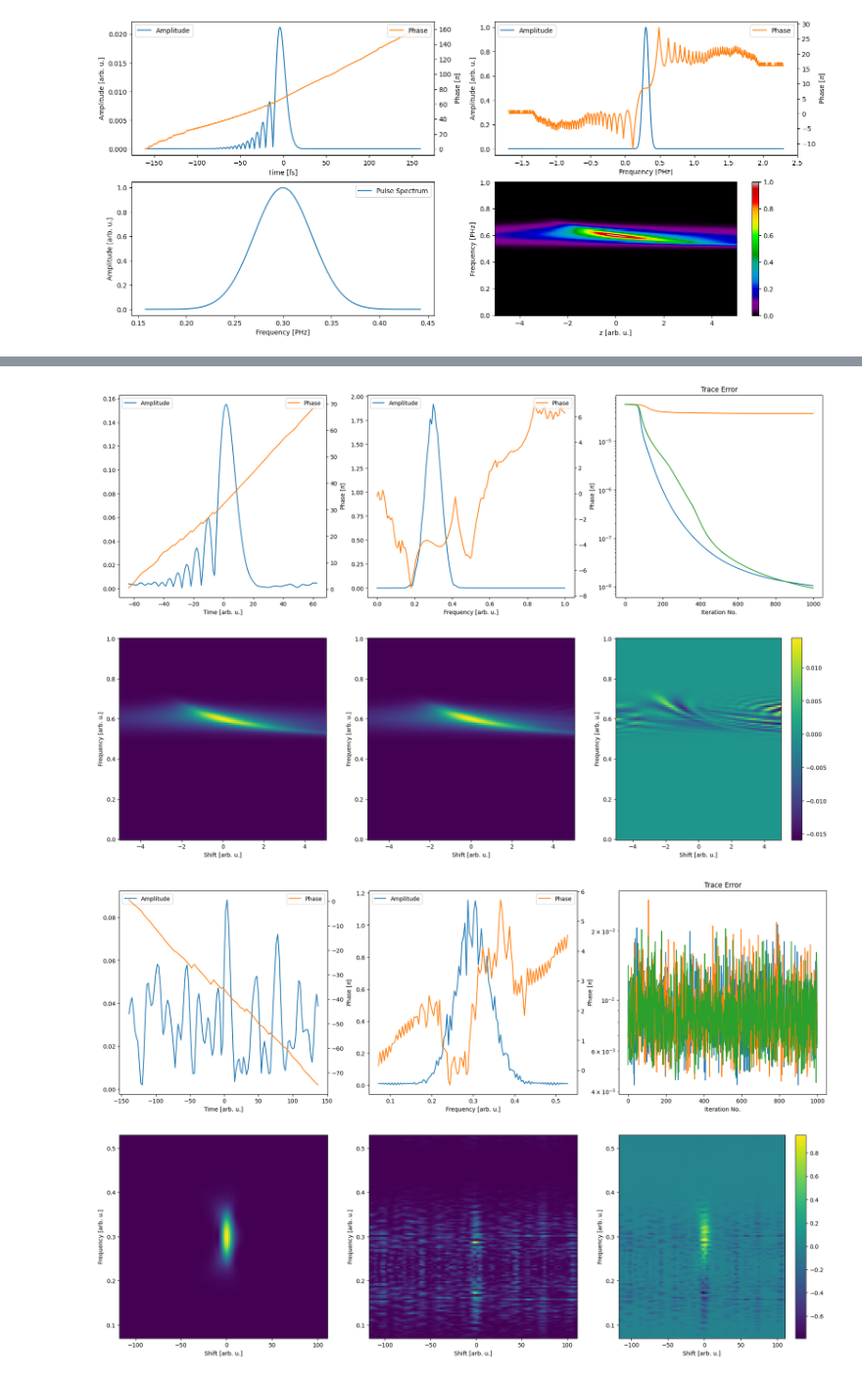
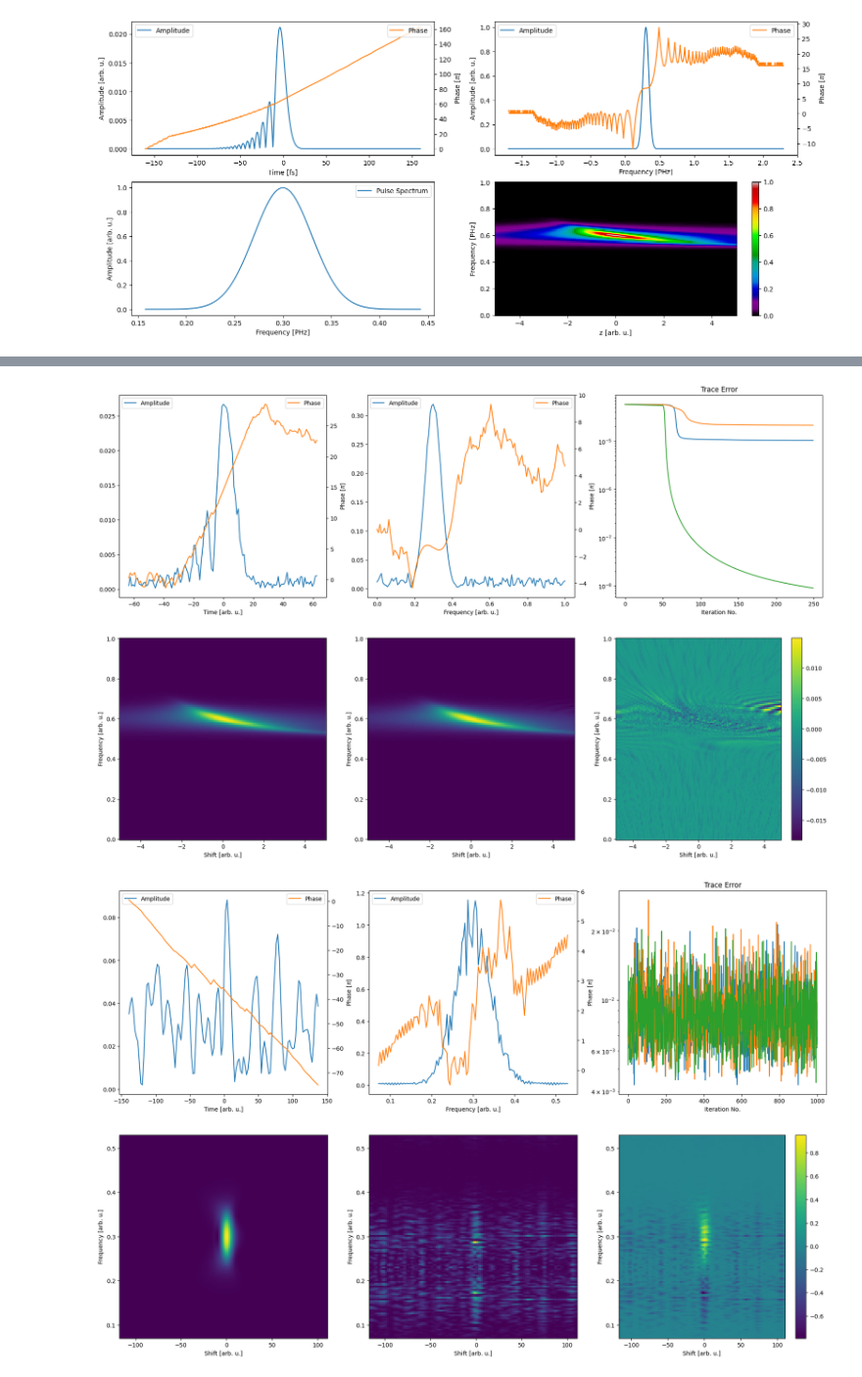
Before and after one commit to matillda123/Pulse-Retrieval-with-JAX, a Jupyter notebook: _usage_example.ipynb, the cells around one changed output, grey strips where cells are left out. Shown at 98% size. Cells and saved outputs as stored; diff of their text form; code cells hidden in the pictures.

```diff
--- a/_usage_example.ipynb
+++ b/_usage_example.ipynb
@@ -154,46 +183,48 @@ from classic_algorithms_dscan import Basic, GeneralizedProjection, TimeDomainPty
 
 
 
 
 
 # gp = GeneralizedProjection(z_arr, frequency, trace, "shg")
 # population = gp.create_initial_population(population_size=3, guess_type="random")
 
 # gp.use_hessian="diagonal"
 # gp.no_steps_descent=50
 # gp.gamma=1e2
 
 # final_result = gp.run(population, 100)
 # gp.plot_results(final_result)
 
 
 
 
-tdp = TimeDomainPtychography(z_arr, frequency, trace, "shg", pie_method="rPIE")
-population = tdp.create_initial_population(population_size=3, guess_type="random")
+# tdp = TimeDomainPtychography(z_arr, frequency, trace, "shg", pie_method="ePIE")
+# population = tdp.create_initial_population(population_size=3, guess_type="random")
 
-tdp.alpha=0.1
-tdp.gamma=0.0001
+# tdp.alpha=0.1
+# tdp.gamma=0.005
 
-tdp.use_linesearch=False
-tdp.use_hessian=False#"diagonal"
+# tdp.use_linesearch=False
+# tdp.global_hessian=False#"diagonal"
 
-final_result = tdp.run(population, 0, 1000)
-tdp.plot_results(final_result)
+# final_result = tdp.run(population, 10, 10)
+# tdp.plot_results(final_result)
 
 
 
 
 
 
-# copra = COPRA(z_arr, frequency, trace, "shg")
-# population = copra.create_initial_population(population_size=3, guess_type="random")
+copra = COPRA(z_arr, frequency, trace, "shg")
+population = copra.create_initial_population(population_size=3, guess_type="random")
 
-# copra.beta = 1e1
-# copra.gamma = 0.1
-# copra.use_hessian = False, "diagonal"
+copra.local_gamma = 1
+copra.global_gamma = 0.25
 
-# final_result = copra.run(population, 50, 200)
-# copra.plot_results(final_result)
+copra.local_hessian = False
+copra.global_hessian = False
+
+final_result = copra.run(population, 50, 200)
+copra.plot_results(final_result)
 # %% [output]
-[figure, old version]
+[figure, new version]
```
Also changed, not shown: parts of 8 cells of this notebook, 11 other files.
